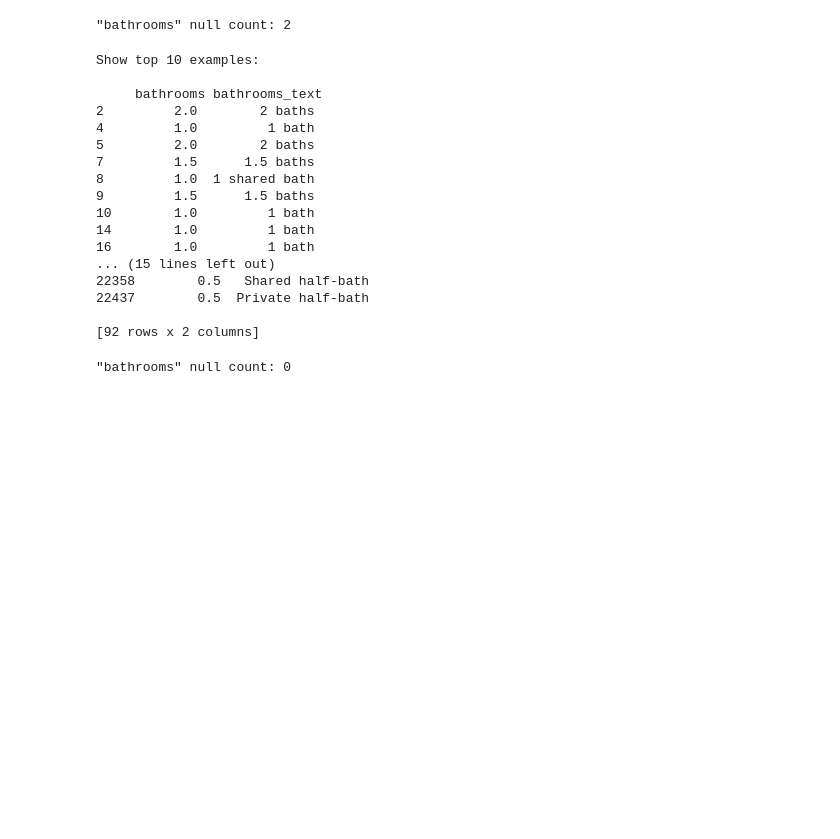
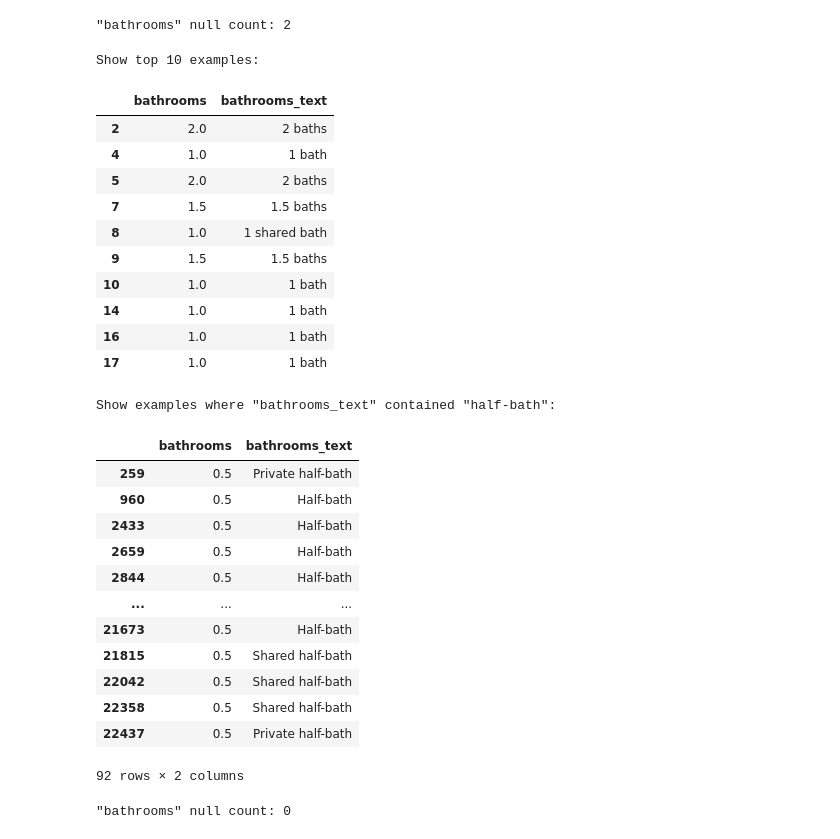
Before and after one commit to torbenbillow/CBS-AML-PROJECT, a Jupyter notebook: notebooks/00_welcome.ipynb, the cells around one changed output. Drawn from its saved outputs; the diff is of its cells as text; code cells hidden in the pictures; blank space fills up the shorter version.

```diff
--- a/notebooks/00_welcome.ipynb
+++ b/notebooks/00_welcome.ipynb
@@ -505,29 +534,39 @@ print("\"bathrooms\" null count:", df["bathrooms"].isna().sum())
 # %% [output]
 "bathrooms" null count: 2
 # %%
-print("Show top 10 examples:\n\n", df[["bathrooms","bathrooms_text"]].head(10))
+print("Show top 10 examples:\n")
+display(df[["bathrooms","bathrooms_text"]].head(10))
 print("\n")
 print("Show examples where \"bathrooms_text\" contained \"half-bath\":\n")
 mask = df["bathrooms_text"].astype(str).str.contains("half", case=False, na=False)
-print(df.loc[mask, ["bathrooms","bathrooms_text"]])
+display(df.loc[mask, ["bathrooms","bathrooms_text"]])
 # %% [output]
 Show top 10 examples:
-
-     bathrooms bathrooms_text
-2         2.0        2 baths
-4         1.0         1 bath
-5         2.0        2 baths
-7         1.5      1.5 baths
-8         1.0  1 shared bath
-9         1.5      1.5 baths
-10        1.0         1 bath
-14        1.0         1 bath
-16        1.0         1 bath
-... (15 lines left out)
-22358        0.5   Shared half-bath
-22437        0.5  Private half-bath
-
-[92 rows x 2 columns]
+|  | bathrooms | bathrooms_text |
+| 2 | 2.0 | 2 baths |
+| 4 | 1.0 | 1 bath |
+| 5 | 2.0 | 2 baths |
+| 7 | 1.5 | 1.5 baths |
+| 8 | 1.0 | 1 shared bath |
+| 9 | 1.5 | 1.5 baths |
+| 10 | 1.0 | 1 bath |
+| 14 | 1.0 | 1 bath |
+| 16 | 1.0 | 1 bath |
+| 17 | 1.0 | 1 bath |
+Show examples where "bathrooms_text" contained "half-bath":
+|  | bathrooms | bathrooms_text |
+| 259 | 0.5 | Private half-bath |
+| 960 | 0.5 | Half-bath |
+| 2433 | 0.5 | Half-bath |
+| 2659 | 0.5 | Half-bath |
+| 2844 | 0.5 | Half-bath |
+| ... | ... | ... |
+| 21673 | 0.5 | Half-bath |
+| 21815 | 0.5 | Shared half-bath |
+| 22042 | 0.5 | Shared half-bath |
+| 22358 | 0.5 | Shared half-bath |
+| 22437 | 0.5 | Private half-bath |
+92 rows × 2 columns
 # %%
 # Drop rest of missing values since the row count is so low
 
```
Also changed, not shown: parts of 22 cells of this notebook.
